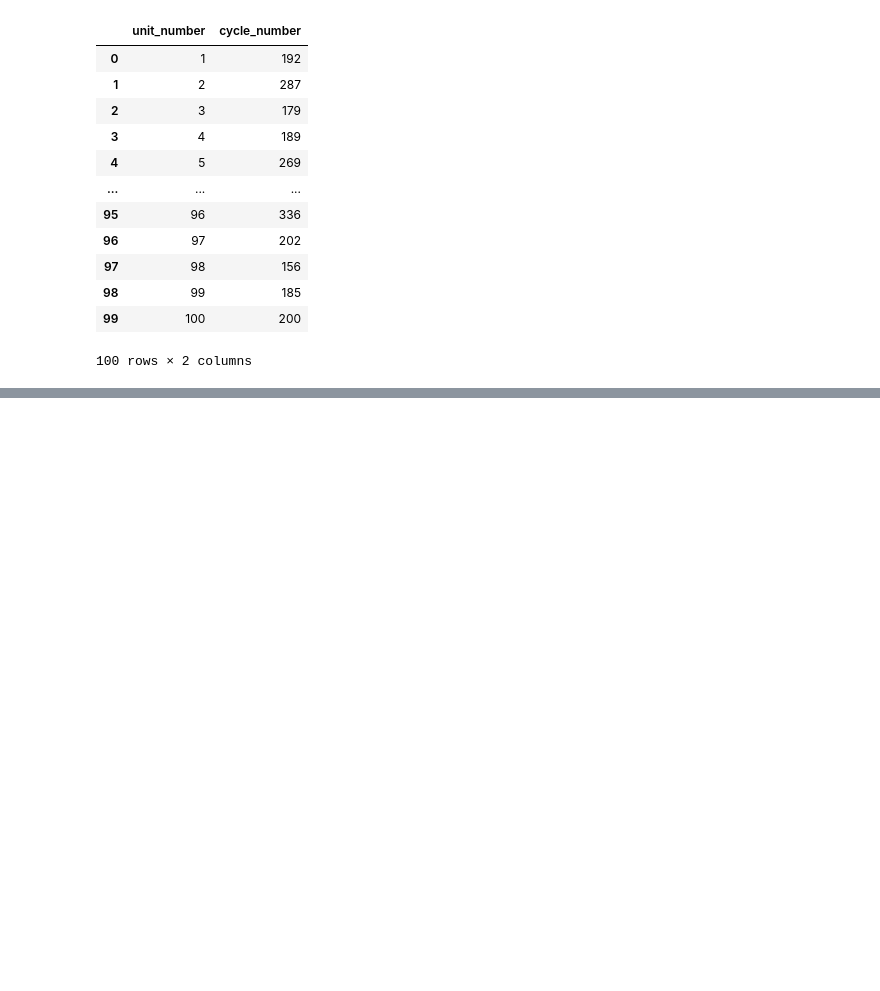
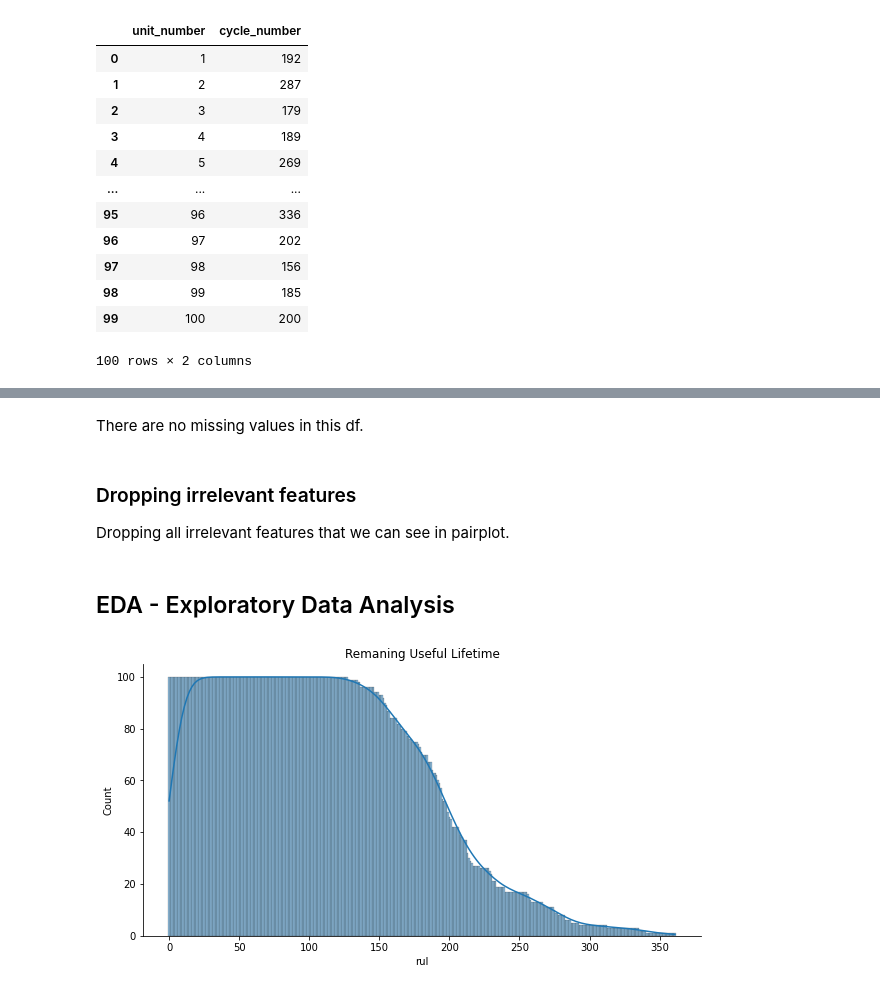
Before and after one commit to gmatos51/turbofan_rul_prediction, a Jupyter notebook: notebooks/Untitled.ipynb, the cells around one changed output, grey strips where cells are left out. Drawn from its saved outputs; the diff is of its cells as text; code cells hidden in the pictures; blank space fills up the shorter version.

```diff
--- a/notebooks/Untitled.ipynb
+++ b/notebooks/Untitled.ipynb
@@ -109,0 +158,19 @@ sns.barplot(x = life_time['cycle_number'], y = life_time['unit_number'])
+# %% [markdown]
+There are no missing values in this df.
+# %% [markdown]
+### Dropping irrelevant features
+Dropping all irrelevant features that we can see in pairplot.
+# %%
+train_df.drop(columns = ['unit_number','cycle_number','op3','sensor1','sensor5','sensor6','sensor10','sensor16','sensor18','sensor19'], inplace = True)
+# %% [markdown]
+## EDA - Exploratory Data Analysis
+# %%
+def plot_dist(series=train_df["rul"], title="Remaning Useful Lifetime"):
+    fig, axs = plt.subplots(figsize = [10,5])
+    sns.histplot(series, kde=True, discrete=True, ax = axs)
+    sns.despine()
+    plt.title(title);
+    plt.show()
+plot_dist()
+# %% [output]
+[figure, added]
```
Also changed, not shown: parts of 13 cells of this notebook.
